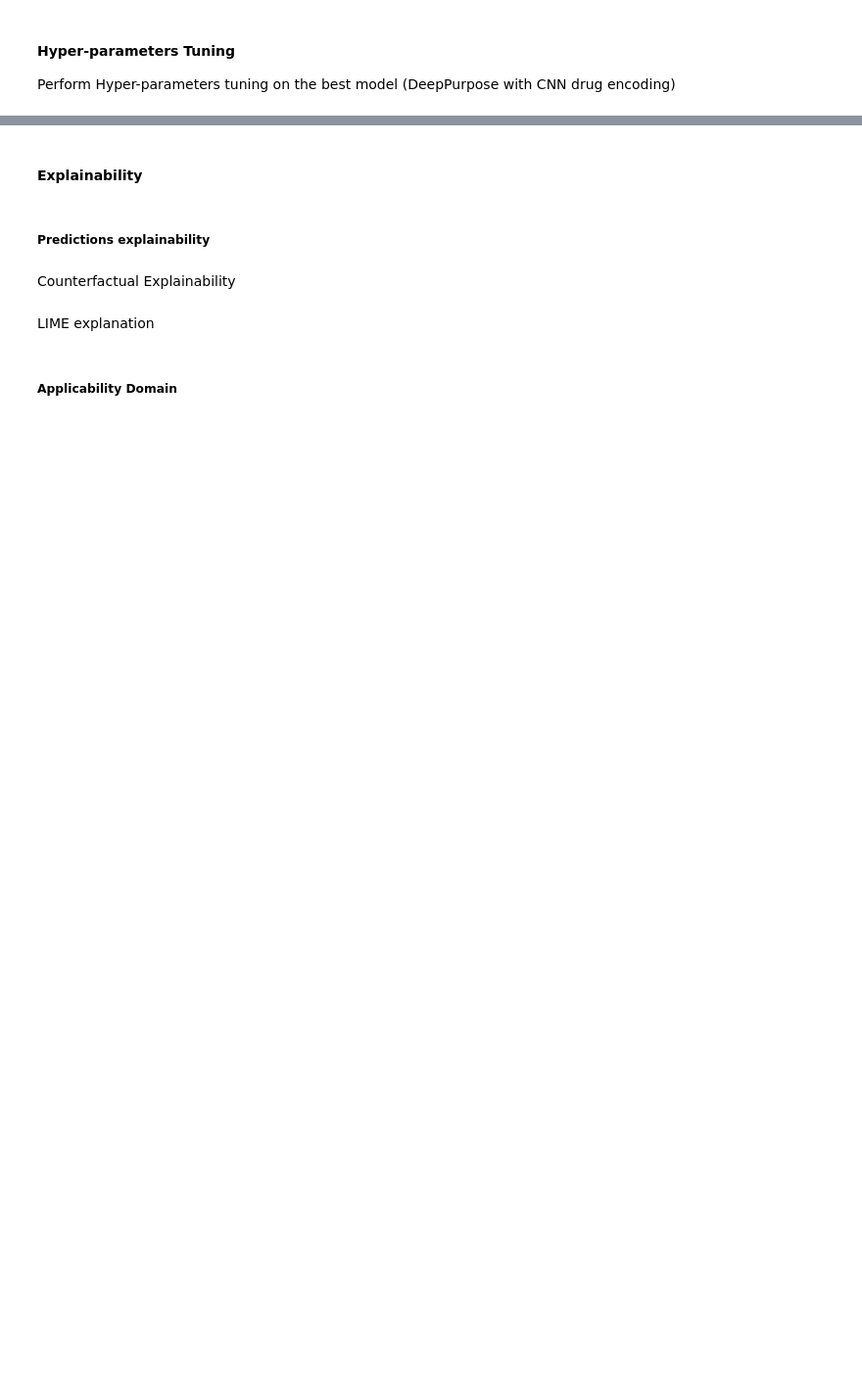
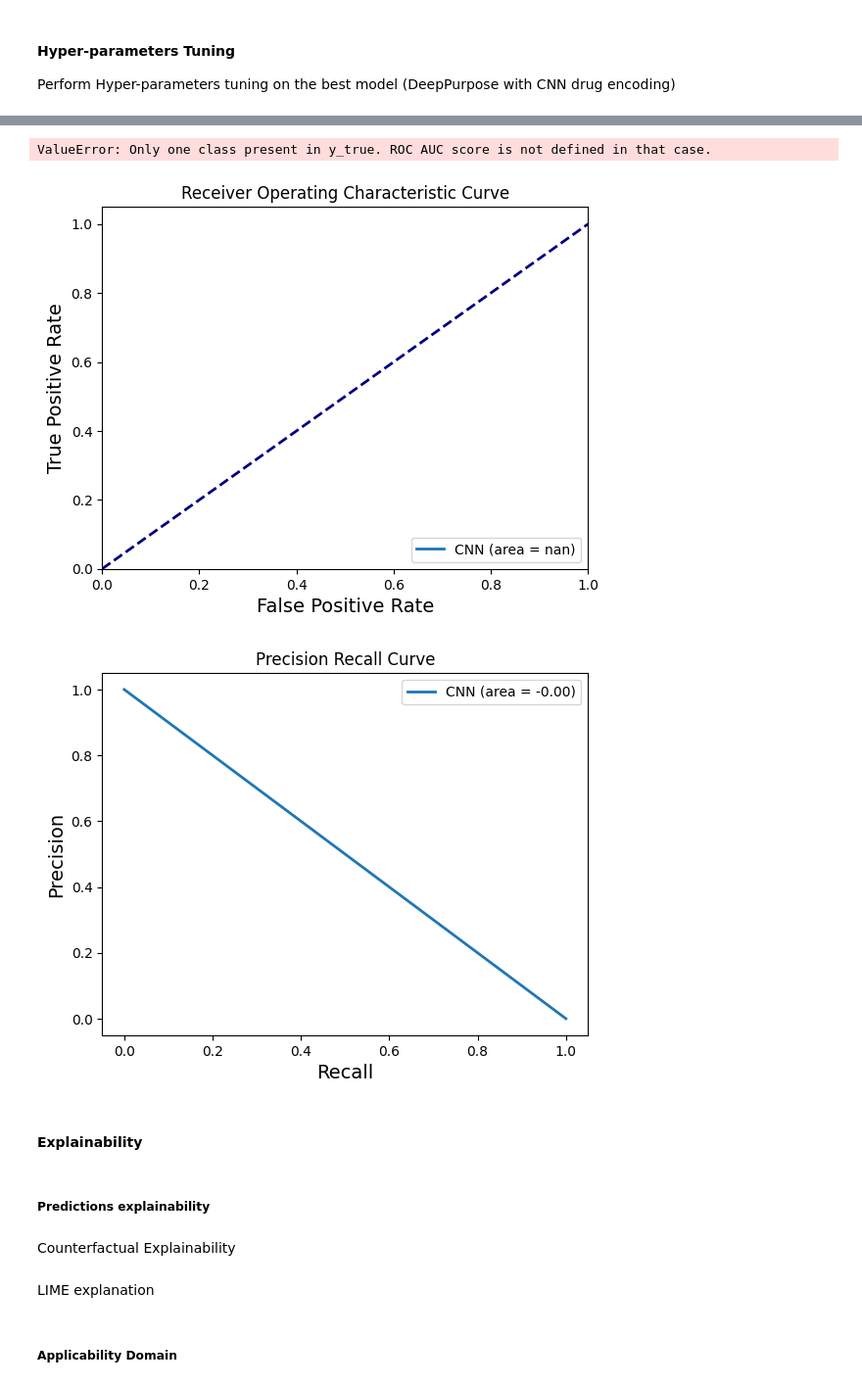
Before and after one commit to FabioLddo/toxicity_prediction, a Jupyter notebook: toxicity_prediction_project-Bulloni_Ippolito_Loddo-D3A.ipynb, the cells around one changed output, grey strips where cells are left out. Shown at 98% size. Saved outputs shown, nothing was run; the diff lists cells and outputs as text; code cells hidden in the pictures; blank space fills up the shorter version.

```diff
--- a/toxicity_prediction_project-Bulloni_Ippolito_Loddo-D3A.ipynb
+++ b/toxicity_prediction_project-Bulloni_Ippolito_Loddo-D3A.ipynb
@@ -1046,3 +1065,22 @@ def train_model_crossval(X_train, y_train, X_test, y_test, X_valid, y_valid, dru
+# %%
+def print_performances(accuracies, precisions, recalls, f1_scores, roc_aucs, balanced_accuracies):
+    mean_accuracy, std_accuracy = np.mean(accuracies), np.std(accuracies)
+    mean_precision, std_precision = np.mean(precisions), np.std(precisions)
+    mean_recall, std_recall = np.mean(recalls), np.std(recalls)
+    mean_f1, std_f1 = np.mean(f1_scores), np.std(f1_scores)
+    mean_roc_auc, std_roc_auc = np.mean(roc_aucs), np.std(roc_aucs)
+    mean_balanced_accuracy, std_balanced_accuracy = np.mean(balanced_accuracies), np.std(balanced_accuracies)
+
+    # Create a list of metric names and values
+    metrics_means, metrics_stds = ["mean Accuracy", "mean Precision", "mean Recall", "mean F1 Score", "mean ROC AUC", "mean Balanced Accuracy"], ["Accuracy std", "Precision std", "Recall std", "F1 Score std", "ROC AUC std", "Balanced Accuracy std"]
+    values, stds = [mean_accuracy, mean_precision, mean_recall, mean_f1, mean_roc_auc, mean_balanced_accuracy], [std_accuracy, std_precision, std_recall, std_f1, std_roc_auc, std_balanced_accuracy]
+
+    # Create a list of lists for tabulating
+    table_means, table_stds = [metrics_means, values], [metrics_stds, stds]
+
+    # Display the table
+    print('Mean results:\n', tabulate(table_means, headers='firstrow'))
+    print('Std results:\n', tabulate(table_stds, headers='firstrow'))
 # %%
 # Perform StratifiedKFold cross-validation to check better the model performances
 kfold = StratifiedKFold(n_splits=5, shuffle=True, random_state=SEED_VALUE)
@@ -1217,0 +1277,5 @@ drug_encoding, mlp_hidden_dims_drug, train_epoch, LR, batch_size = best_paramete
+# %%
+# Evaluate again the best model on the test set, just to have the metrics mean and standard deviation
+accuracies, precisions, recalls, f1_scores, roc_aucs, balanced_accuracies = evaluate_model_deep(X_train, y_train, X_valid, y_valid, X_test, y_test, drug_encoding=drug_encoding, mlp_hidden_dims_drug=mlp_hidden_dims_drug, train_epoch=train_epoch, LR=LR, batch_size=batch_size)
+print_performances(accuracies, precisions, recalls, f1_scores, roc_aucs, balanced_accuracies)
+# %% [output]
@@ -1218,3 +1299,6 @@ drug_encoding, mlp_hidden_dims_drug, train_epoch, LR, batch_size = best_paramete
+ValueError: Only one class present in y_true. ROC AUC score is not defined in that case.
+[figure, added]
+[figure, added]
 # %% [markdown]
 #### Explainability
 # %% [markdown]
```
Also changed, not shown: parts of 59 cells of this notebook, 8 other files.
